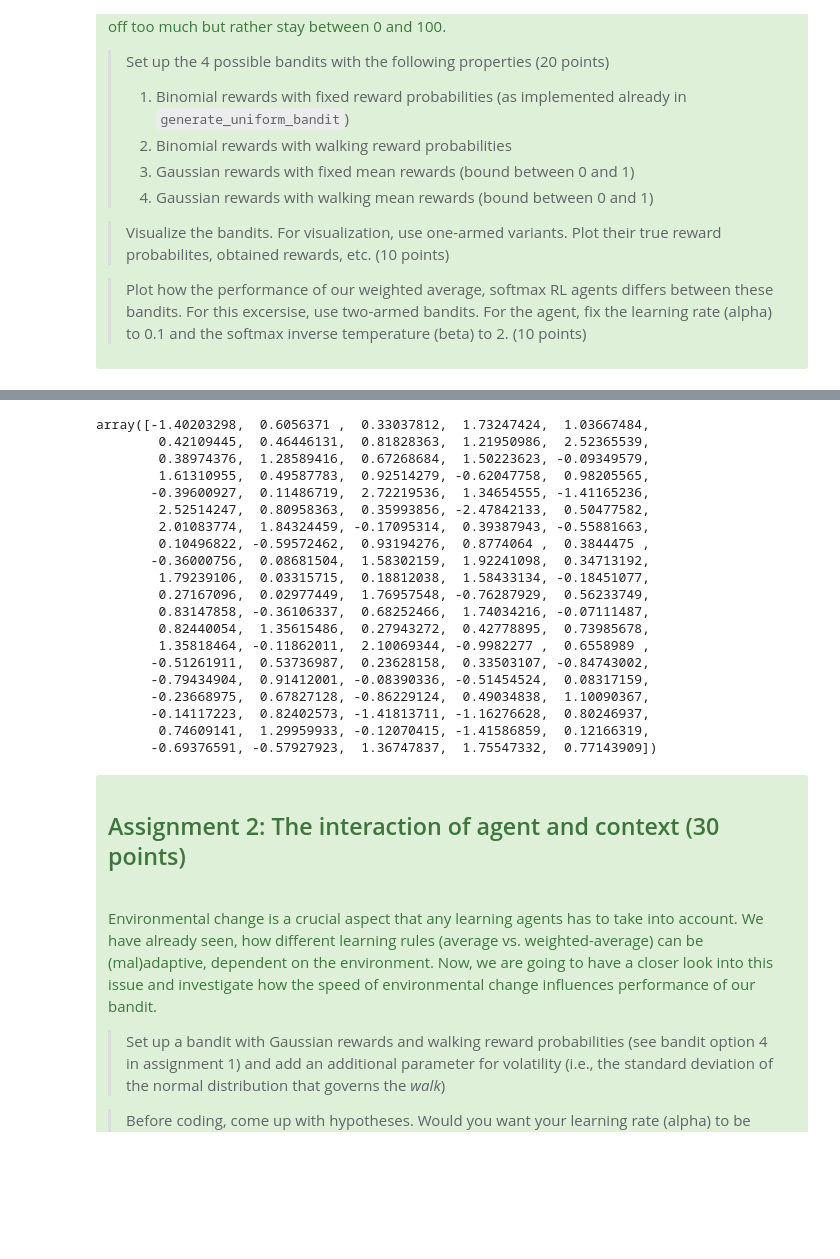
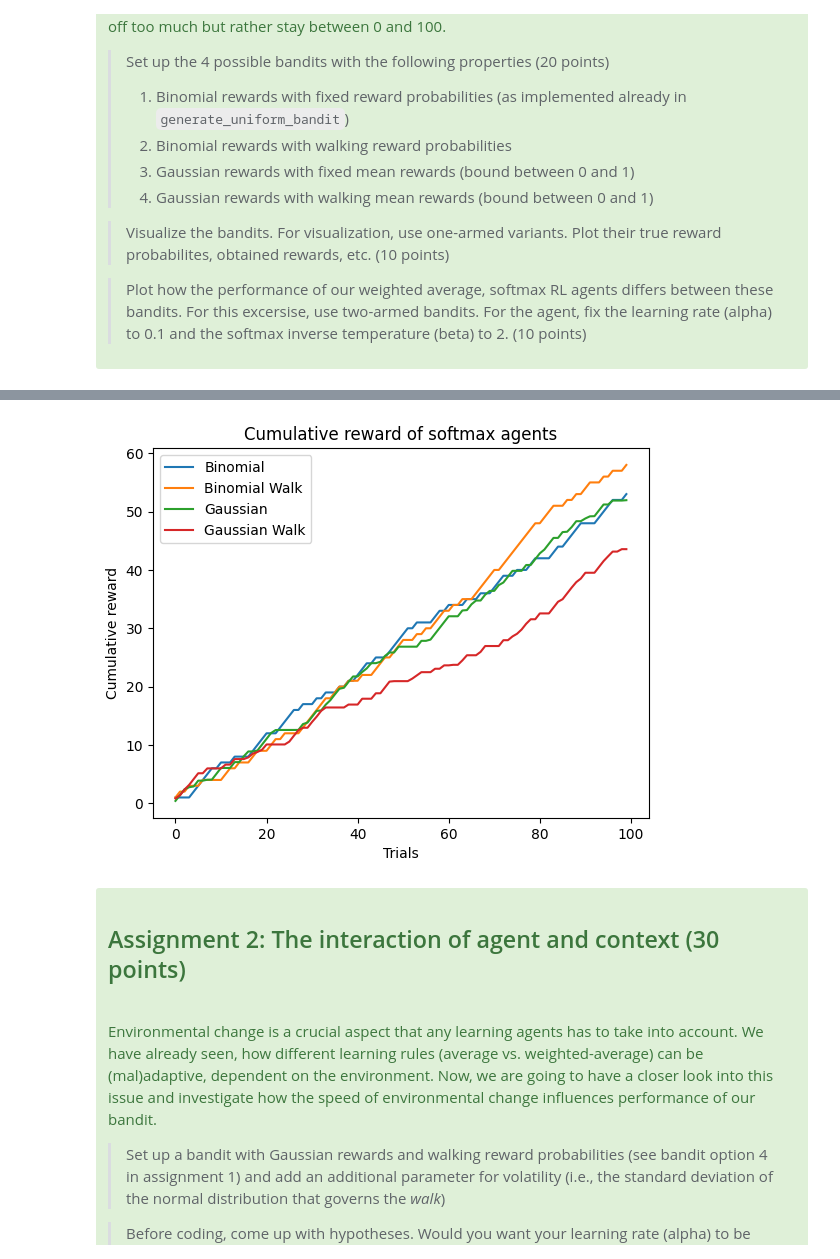
Before and after one commit to konjiii/cog_mod_a2, a Jupyter notebook: CogMod24_bandit_solution.ipynb, the cells around one changed output, grey strips where cells are left out. Cells and saved outputs as stored; diff of their text form; code cells hidden in the pictures; blank space fills up the shorter version.

```diff
--- a/CogMod24_bandit_solution.ipynb
+++ b/CogMod24_bandit_solution.ipynb
@@ -667,33 +658,31 @@ mean_rewards
-# %%
-
-reward_samples, reward_means = draw_from_k_gaussian_bandits(n_trials, mean_rewards)
-reward_samples_ = reward_samples.flatten()
-reward_means_ = reward_means.flatten()
-#ax3.plot(reward_samples_)
-#ax3.plot(reward_means_)
-
-reward_samples_
-# %% [output]
-array([-1.40203298,  0.6056371 ,  0.33037812,  1.73247424,  1.03667484,
-        0.42109445,  0.46446131,  0.81828363,  1.21950986,  2.52365539,
-        0.38974376,  1.28589416,  0.67268684,  1.50223623, -0.09349579,
-        1.61310955,  0.49587783,  0.92514279, -0.62047758,  0.98205565,
-       -0.39600927,  0.11486719,  2.72219536,  1.34654555, -1.41165236,
-        2.52514247,  0.80958363,  0.35993856, -2.47842133,  0.50477582,
-        2.01083774,  1.84324459, -0.17095314,  0.39387943, -0.55881663,
-        0.10496822, -0.59572462,  0.93194276,  0.8774064 ,  0.3844475 ,
-       -0.36000756,  0.08681504,  1.58302159,  1.92241098,  0.34713192,
-        1.79239106,  0.03315715,  0.18812038,  1.58433134, -0.18451077,
-        0.27167096,  0.02977449,  1.76957548, -0.76287929,  0.56233749,
-        0.83147858, -0.36106337,  0.68252466,  1.74034216, -0.07111487,
-        0.82440054,  1.35615486,  0.27943272,  0.42778895,  0.73985678,
-        1.35818464, -0.11862011,  2.10069344, -0.9982277 ,  0.6558989 ,
-       -0.51261911,  0.53736987,  0.23628158,  0.33503107, -0.84743002,
-       -0.79434904,  0.91412001, -0.08390336, -0.51454524,  0.08317159,
-       -0.23668975,  0.67827128, -0.86229124,  0.49034838,  1.10090367,
-       -0.14117223,  0.82402573, -1.41813711, -1.16276628,  0.80246937,
-        0.74609141,  1.29959933, -0.12070415, -1.41586859,  0.12166319,
-       -0.69376591, -0.57927923,  1.36747837,  1.75547332,  0.77143909])
+# %%
+learning_rate = 0.1
+beta = 2.0
+bandits = []
+
+def agent(reward_samples, learning_rate, beta):
+    n_trials = len(reward_samples[0])
+
+    Q_values = np.asarray([0.5, 0.5])
+    Q_values = np.full(len(reward_samples), fill_value=0.5)
+    rewards  = np.empty(n_trials)
+    for iT in range(n_trials):
+        [action], _ = action_softm(Q_values, beta)
+        rewards[iT] = reward_samples[action,iT]
+        Q_values[action] += learning_rate * (rewards[iT] - Q_values[action])
+    return rewards
+
+plt.plot(agent(reward_samples_bin, learning_rate, beta).cumsum(), label="Binomial")
+plt.plot(agent(reward_samples_bin_walk, learning_rate, beta).cumsum(), label="Binomial Walk")
+plt.plot(agent(reward_samples_gau, learning_rate, beta).cumsum(), label="Gaussian")
+plt.plot(agent(reward_samples_gau_walk, learning_rate, beta).cumsum(), label="Gaussian Walk")
+plt.title("Cumulative reward of softmax agents")
+plt.xlabel("Trials")
+plt.ylabel("Cumulative reward")
+plt.legend()
+plt.show()
+# %% [output]
+[figure, added]
 # %% [markdown]
 <div class="alert alert-success" role="alert">
 <h2> Assignment 2: The interaction of agent and context (30 points) </h2><br>
```
Also changed, not shown: parts of 23 cells of this notebook, 1 other file.
